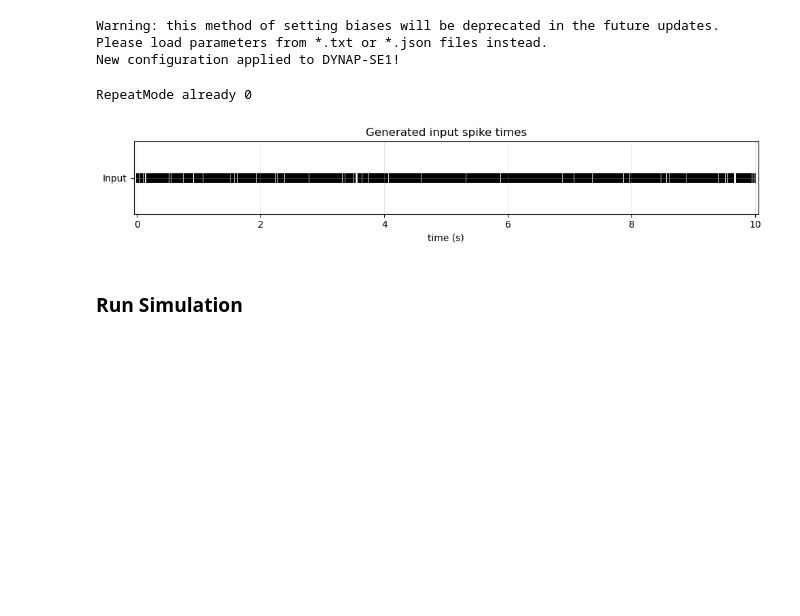
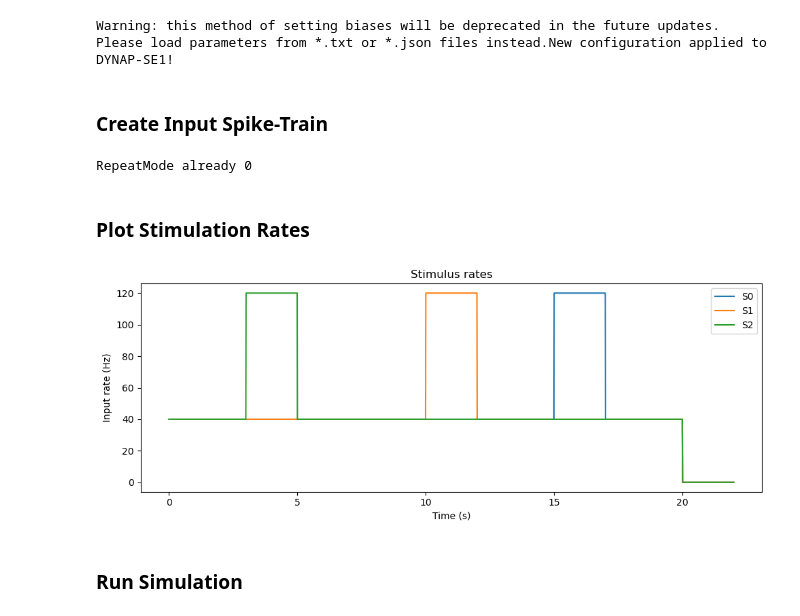
Before and after one commit to MySweetLord/Neuromorphic_Intelligence_2026, a Jupyter notebook: NSM_Network.ipynb, the cells around one changed output. Drawn from its saved outputs; the diff is of its cells as text; code cells hidden in the pictures; blank space fills up the shorter version.

Commit message:
WTA: No major changes NSM: Populations are now created on different cores. Updated Plotting functions. Issues persist

```diff
--- a/NSM_Network.ipynb
+++ b/NSM_Network.ipynb
@@ -311,13 +320,18 @@ spikegens    = [Neuron(chip, core, nid, True) for chip, core, nid in spikegen_id
 
 
 next_neuron_id = 1
+next_neuron_ids = []
 
-S_pops,   S_ids,   next_neuron_id = make_populations(NS, NE,    next_neuron_id)
-T_pops,   T_ids,   next_neuron_id = make_populations(NS, NT,    next_neuron_id)
-IT_pops,  IT_ids,  next_neuron_id = make_populations(NS, NIT,   next_neuron_id)
-IIT_pops, IIT_ids, next_neuron_id = make_populations(NS, NIIT,  next_neuron_id)
-
-I_pop,    I_ids,   next_neuron_id = make_population(NI,    next_neuron_id)
-Sum_pop,  Sum_ids, next_neuron_id = make_population(NSum,  next_neuron_id)
+S_pops,   S_ids,   next_neuron_id = make_populations(NS, NE, next_neuron_id, chip=0, core=0)
+next_neuron_ids.append(next_neuron_id)
+T_pops,   T_ids,   next_neuron_id = make_populations(NS, NT, next_neuron_id, chip=0, core=2)
+next_neuron_ids.append(next_neuron_id)
+IT_pops,  IT_ids,  next_neuron_id = make_populations(NS, NIT, next_neuron_id, chip=0, core=3)
+next_neuron_ids.append(next_neuron_id)
+IIT_pops, IIT_ids, next_neuron_id = make_populations(NS, NIIT, next_neuron_id, chip=0, core=3)
+next_neuron_ids.append(next_neuron_id)
+I_pop,    I_ids,   next_neuron_id = make_population(NI,    next_neuron_id, chip=0, core=0)
+next_neuron_ids.append(next_neuron_id)
+Sum_pop,  Sum_ids, next_neuron_id = make_population(NSum,  next_neuron_id, chip=0, core=1)
 
 assert next_neuron_id < 257, "Too many neurons on one core!"
@@ -594,3 +724,5 @@ New configuration applied to DYNAP-SE1!
+# %% [markdown]
+### **Create Input Spike-Train**
 # %%
 # ------------------------------------------------------------
 # CREATE POISSON SPIKE TIMES
@@ -644,26 +809,39 @@ RepeatMode already 0
+# %% [markdown]
+### **Plot Stimulation Rates**
 # %%
-fig, ax = plt.subplots(figsize=(10, 2))
 
-ax.scatter(
-    spike_times,
-    -1 * np.ones_like(spike_times),
-    marker='|',
-    s=100,
-    color='black'
-)
+fs = 100
 
-ax.set_xlabel('time (s)')
-ax.set_yticks([-1])
-ax.set_yticklabels(['Input'])
-ax.set_title('Generated input spike times')
-ax.set_xlim(-0.05, t0 + 0.05)
+stim_rates_hz = np.array(stim_rates_hz)
+t             = np.arange(0, t_tot, 1/fs)
 
-ax.grid(True, alpha=0.3)
+# allocate rate matrix
+rates = np.zeros((NS, len(t)))
 
+# fill piecewise constant segments
+t_cursor = 0
+for i, dt in enumerate(t_steps_stim):
+    idx_start = int(t_cursor * fs)
+    idx_end   = int((t_cursor + dt) * fs)
+
+    for s in range(NS):
+        rates[s, idx_start:idx_end] = stim_rates_hz[i, s]
+
+    t_cursor += dt
+
+plt.figure(figsize=(10,4))
+
+for s in range(NS):
+    plt.plot(t, rates[s], label=f"S{s}")
+
+plt.xlabel("Time (s)")
+plt.ylabel("Input rate (Hz)")
+plt.title("Stimulus rates")
+plt.legend()
 plt.tight_layout()
 plt.show()
 # %% [output]
-[figure, old version]
+[figure, new version]
 # %% [markdown]
 ### **Run Simulation**
 # %%
```
Also changed, not shown: parts of 40 cells of this notebook, 2 other files.
